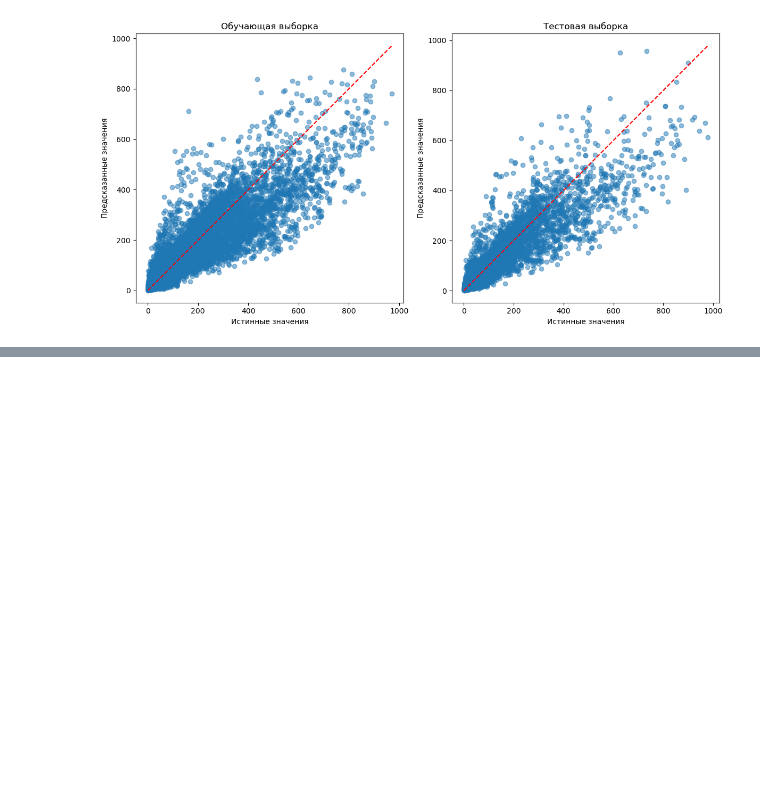
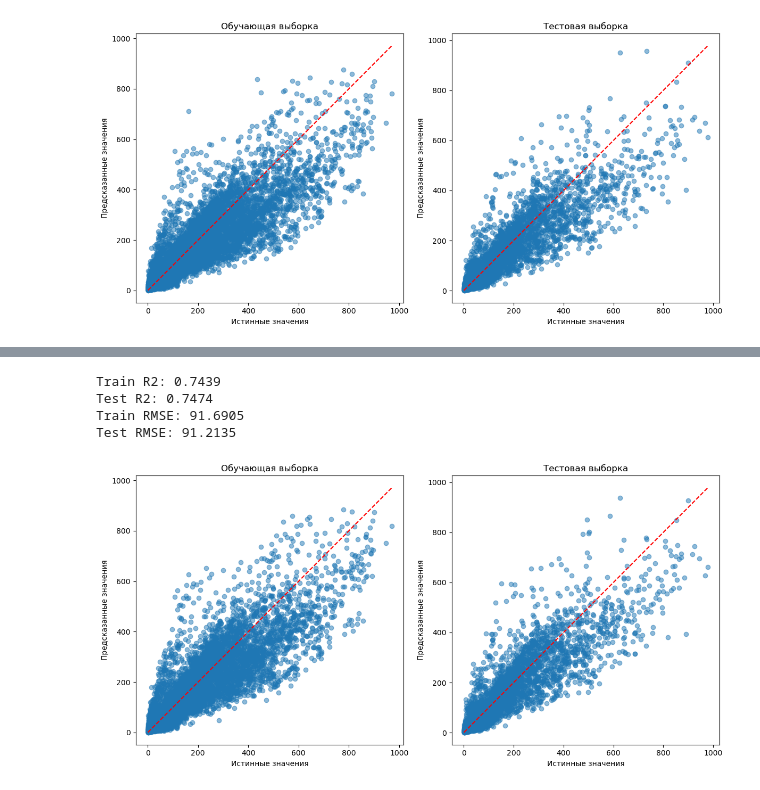
Before and after one commit to Erygfry/DataScience_HW, a Jupyter notebook: HW_4/Задание 2.ipynb, the cells around one changed output, grey strips where cells are left out. Cells and saved outputs as stored; diff of their text form; code cells hidden in the pictures; blank space fills up the shorter version.

```diff
--- a/HW_4/Задание 2.ipynb
+++ b/HW_4/Задание 2.ipynb
@@ -249,0 +357,7 @@ Test RMSE: 94.2122
+# %%
+# Анализ категориальных признаков
+categorical_features = ['season', 'holiday', 'workingday', 'weather', 'hour', 'weekday', 'month', 'year']
+for feature in categorical_features:
+    counts = X_train[feature].value_counts(normalize=True) * 100
+    print(f"\nРаспределение для {feature} %:")
+    print(counts.sort_index())
@@ -249,0 +449,48 @@ Test RMSE: 94.2122
+# %%
+
+# Фитим модель
+grid_search = GridSearchCV(model, param_grid, cv=5, scoring='r2', n_jobs=-1)
+grid_search.fit(X_train, y_train)
+
+# Оценка модели
+best_model = grid_search.best_estimator_
+
+y_train_pred = best_model.predict(X_train)
+y_test_pred = best_model.predict(X_test)
+
+train_rmse = root_mean_squared_error(y_train, y_train_pred)
+test_rmse = root_mean_squared_error(y_test, y_test_pred)
+
+train_r2 = r2_score(y_train, y_train_pred)
+test_r2 = r2_score(y_test, y_test_pred)
+
+print(f"Train R2: {train_r2:.4f}")
+print(f"Test R2: {test_r2:.4f}")
+print(f"Train RMSE: {train_rmse:.4f}")
+print(f"Test RMSE: {test_rmse:.4f}")
+
+# Визуализация результатов
+plt.figure(figsize=(12, 6))
+
+plt.subplot(1, 2, 1)
+plt.scatter(y_train, y_train_pred, alpha=0.5)
+plt.plot([y_train.min(), y_train.max()], [y_train.min(), y_train.max()], 'r--')
+plt.title("Обучающая выборка")
+plt.xlabel("Истинные значения")
+plt.ylabel("Предсказанные значения")
+
+plt.subplot(1, 2, 2)
+plt.scatter(y_test, y_test_pred, alpha=0.5)
+plt.plot([y_test.min(), y_test.max()], [y_test.min(), y_test.max()], 'r--')
+plt.title("Тестовая выборка")
+plt.xlabel("Истинные значения")
+plt.ylabel("Предсказанные значения")
+
+plt.tight_layout()
+plt.show()
+# %% [output]
+Train R2: 0.7439
+Test R2: 0.7474
+Train RMSE: 91.6905
+Test RMSE: 91.2135
+[figure, added]
```
Also changed, not shown: parts of 13 cells of this notebook.
